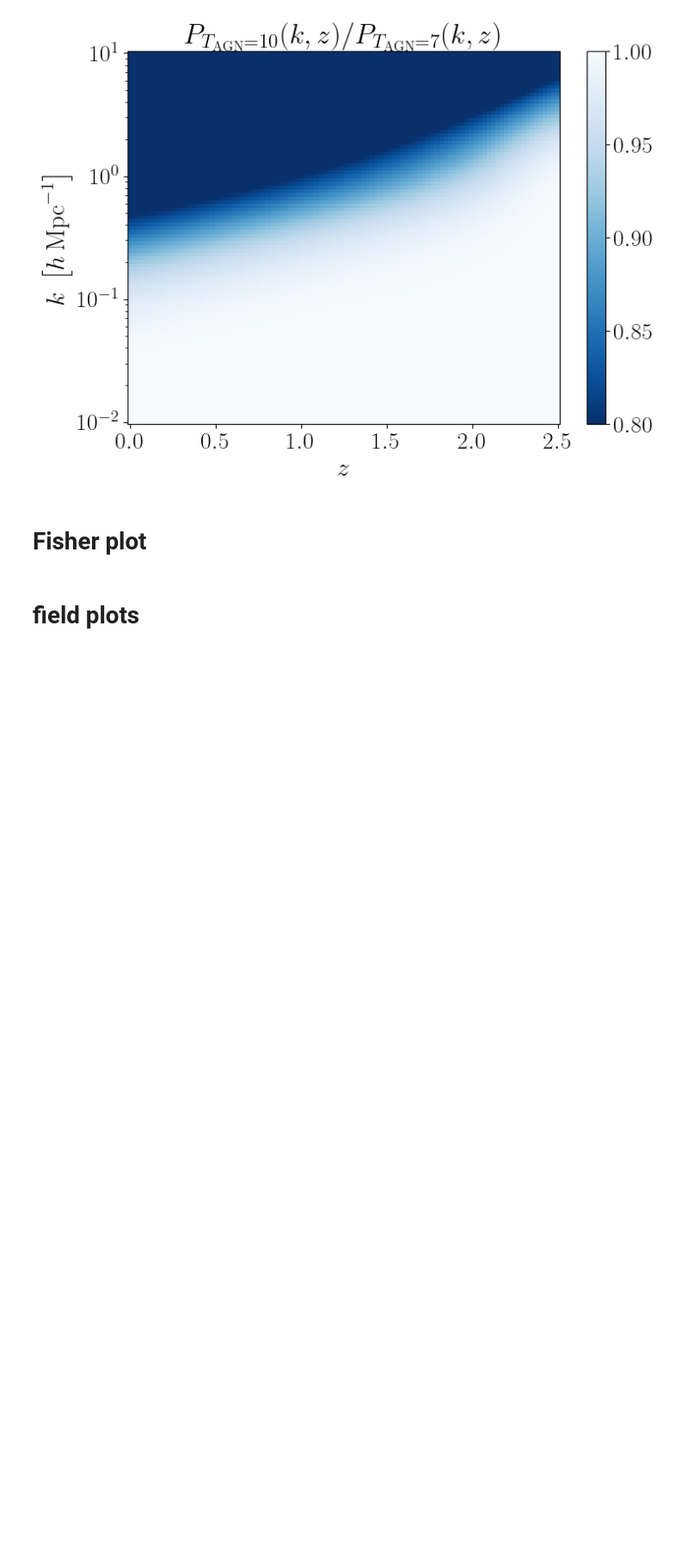
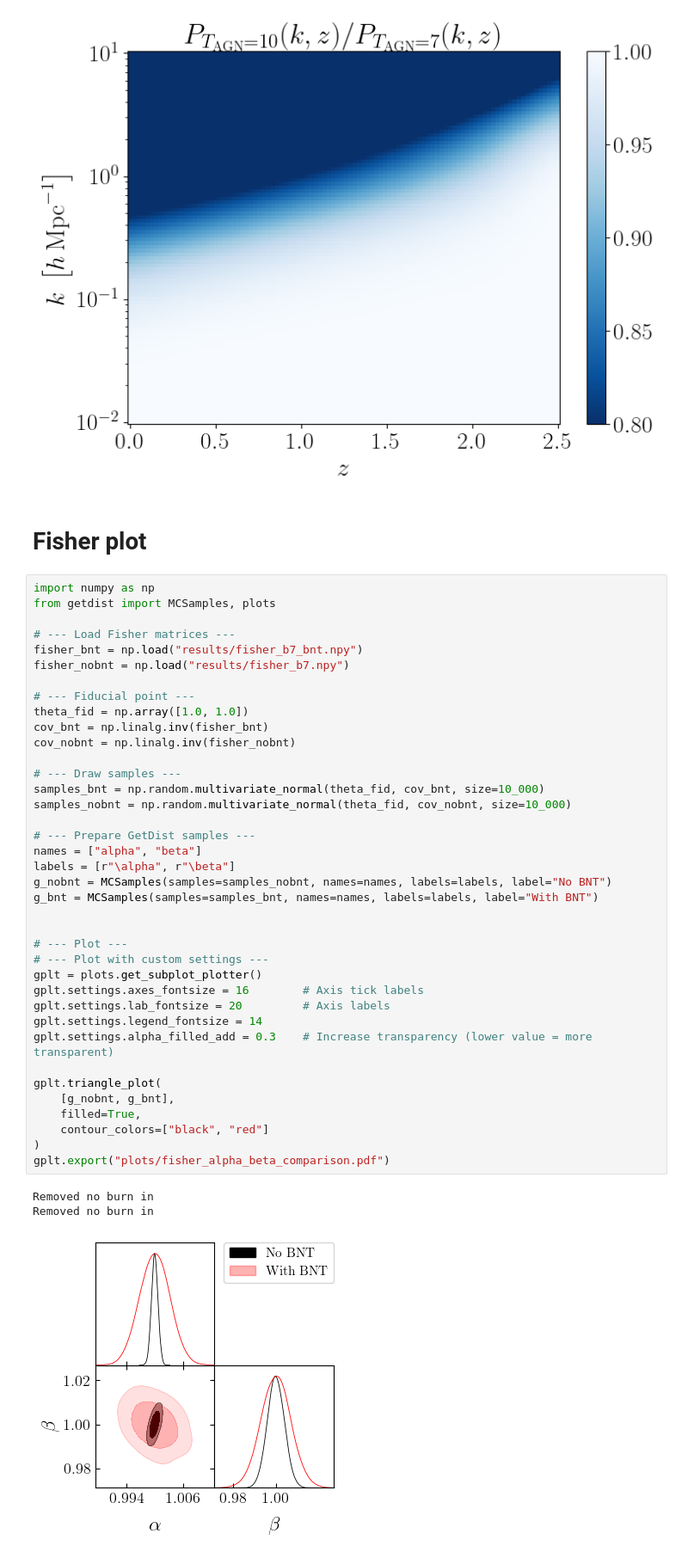
Before and after one commit to pltaylor16/BNTSmooth, a Jupyter notebook: results_1.ipynb, the cells around one changed output. Shown at 86% size. Saved outputs shown, nothing was run; the diff lists cells and outputs as text; blank space fills up the shorter version.

Commit message:
more of the plotting scripts have been added.

```diff
--- a/results_1.ipynb
+++ b/results_1.ipynb
@@ -158,5 +158,45 @@ plt.show()
 [figure]
 # %% [markdown]
 # Fisher plot
-# %% [markdown]
-# field plots
+# %%
+import numpy as np
+from getdist import MCSamples, plots
+
+# --- Load Fisher matrices ---
+fisher_bnt = np.load("results/fisher_b7_bnt.npy")
+fisher_nobnt = np.load("results/fisher_b7.npy")
+
+# --- Fiducial point ---
+theta_fid = np.array([1.0, 1.0])
+cov_bnt = np.linalg.inv(fisher_bnt)
+cov_nobnt = np.linalg.inv(fisher_nobnt)
+
+# --- Draw samples ---
+samples_bnt = np.random.multivariate_normal(theta_fid, cov_bnt, size=10_000)
+samples_nobnt = np.random.multivariate_normal(theta_fid, cov_nobnt, size=10_000)
+
+# --- Prepare GetDist samples ---
+names = ["alpha", "beta"]
+labels = [r"\alpha", r"\beta"]
+g_nobnt = MCSamples(samples=samples_nobnt, names=names, labels=labels, label="No BNT")
+g_bnt = MCSamples(samples=samples_bnt, names=names, labels=labels, label="With BNT")
+
+
+# --- Plot ---
+# --- Plot with custom settings ---
+gplt = plots.get_subplot_plotter()
+gplt.settings.axes_fontsize = 16        # Axis tick labels
+gplt.settings.lab_fontsize = 20         # Axis labels
+gplt.settings.legend_fontsize = 14
+gplt.settings.alpha_filled_add = 0.3    # Increase transparency (lower value = more transparent)
+
+gplt.triangle_plot(
+    [g_nobnt, g_bnt],
+    filled=True,
+    contour_colors=["black", "red"]
+)
+gplt.export("plots/fisher_alpha_beta_comparison.pdf")
+# %% [output]
+Removed no burn in
+Removed no burn in
+[figure, added]
```
Also changed, not shown: parts of 9 cells of this notebook.
